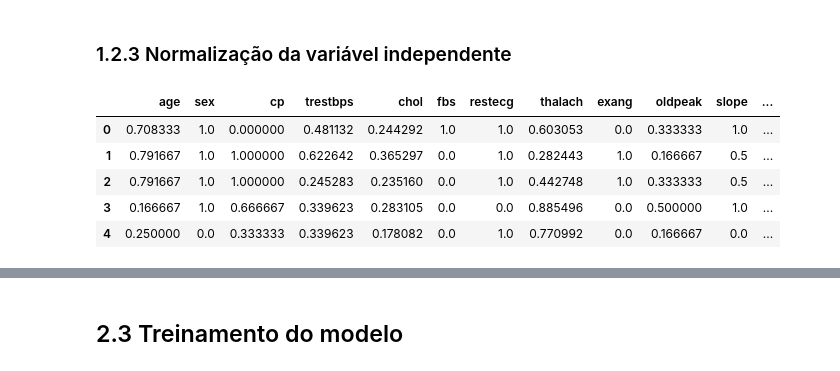
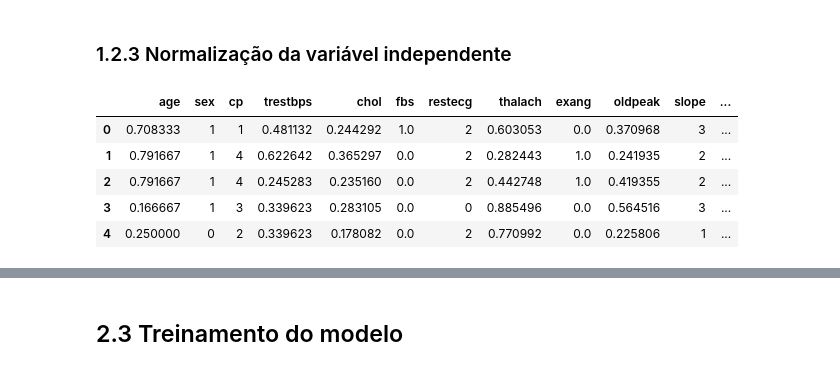
Before and after one commit to luizaires/Sistemas_Inteligentes_Unidade_I, a Jupyter notebook: Lista_de_Projetos.ipynb, the cells around one changed output, grey strips where cells are left out. Saved outputs shown, nothing was run; the diff lists cells and outputs as text; code cells hidden in the pictures.

```diff
--- a/Lista_de_Projetos.ipynb
+++ b/Lista_de_Projetos.ipynb
@@ -204,5 +204,8 @@ cleveland_df.drop(indices_to_drop, inplace = True)
 # %% [output]
 See https://pandas.pydata.org/docs/dev/whatsnew/v3.1.0.html#deprecation-inplace for more details.
   cleveland_df.drop(indices_to_drop, inplace = True)
-# %%
-cleveland_df = cleveland_df.astype({'ca': float, 'thal': float})
+# %%
+cat_cols = ['sex', 'cp', 'restecg', 'slope', 'ca', 'thal', 'target']
+cleveland_df[cat_cols] = cleveland_df[cat_cols].astype(float)
+cleveland_df[cat_cols] = cleveland_df[cat_cols].astype(int)
+cleveland_df[cat_cols] = cleveland_df[cat_cols].astype('category')
@@ -211,7 +234,7 @@ cleveland_df = cleveland_df.astype({'ca': float, 'thal': float})
 # %%
 cleveland_df['target'] = cleveland_df['target'].apply(lambda x: 1 if x > 0 else 0)
 # %%
-cleveland_df = cleveland_df.astype(int)
+cleveland_df = cleveland_df.astype("category")
 # %%
 cleveland_df['target'].value_counts()
 # %% [output]
@@ -224,15 +247,16 @@ Name: count, dtype: int64
 # %%
 scaler = MinMaxScaler()
 
-data = cleveland_df.drop('target', axis = 1)
+data = cleveland_df.drop(columns = cat_cols)
 cleveland_df_scaled = scaler.fit_transform(data)
 cleveland_df_scaled = pd.DataFrame(cleveland_df_scaled, columns = data.columns)
-cleveland_df_scaled['target'] = cleveland_df['target']
+cleveland_df_scaled[cat_cols] = cleveland_df[cat_cols]
+cleveland_df_scaled = cleveland_df_scaled[cols].dropna()
 cleveland_df_scaled.head()
 # %% [output]
 |  | age | sex | cp | trestbps | chol | fbs | restecg | thalach | exang | oldpeak | slope | ... |
-| 0 | 0.708333 | 1.0 | 0.000000 | 0.481132 | 0.244292 | 1.0 | 1.0 | 0.603053 | 0.0 | 0.333333 | 1.0 | ... |
-| 1 | 0.791667 | 1.0 | 1.000000 | 0.622642 | 0.365297 | 0.0 | 1.0 | 0.282443 | 1.0 | 0.166667 | 0.5 | ... |
-| 2 | 0.791667 | 1.0 | 1.000000 | 0.245283 | 0.235160 | 0.0 | 1.0 | 0.442748 | 1.0 | 0.333333 | 0.5 | ... |
-| 3 | 0.166667 | 1.0 | 0.666667 | 0.339623 | 0.283105 | 0.0 | 0.0 | 0.885496 | 0.0 | 0.500000 | 1.0 | ... |
-| 4 | 0.250000 | 0.0 | 0.333333 | 0.339623 | 0.178082 | 0.0 | 1.0 | 0.770992 | 0.0 | 0.166667 | 0.0 | ... |
+| 0 | 0.708333 | 1 | 1 | 0.481132 | 0.244292 | 1.0 | 2 | 0.603053 | 0.0 | 0.370968 | 3 | ... |
+| 1 | 0.791667 | 1 | 4 | 0.622642 | 0.365297 | 0.0 | 2 | 0.282443 | 1.0 | 0.241935 | 2 | ... |
+| 2 | 0.791667 | 1 | 4 | 0.245283 | 0.235160 | 0.0 | 2 | 0.442748 | 1.0 | 0.419355 | 2 | ... |
+| 3 | 0.166667 | 1 | 3 | 0.339623 | 0.283105 | 0.0 | 0 | 0.885496 | 0.0 | 0.564516 | 3 | ... |
+| 4 | 0.250000 | 0 | 2 | 0.339623 | 0.178082 | 0.0 | 2 | 0.770992 | 0.0 | 0.225806 | 1 | ... |
```
Also changed, not shown: parts of 16 cells of this notebook.
